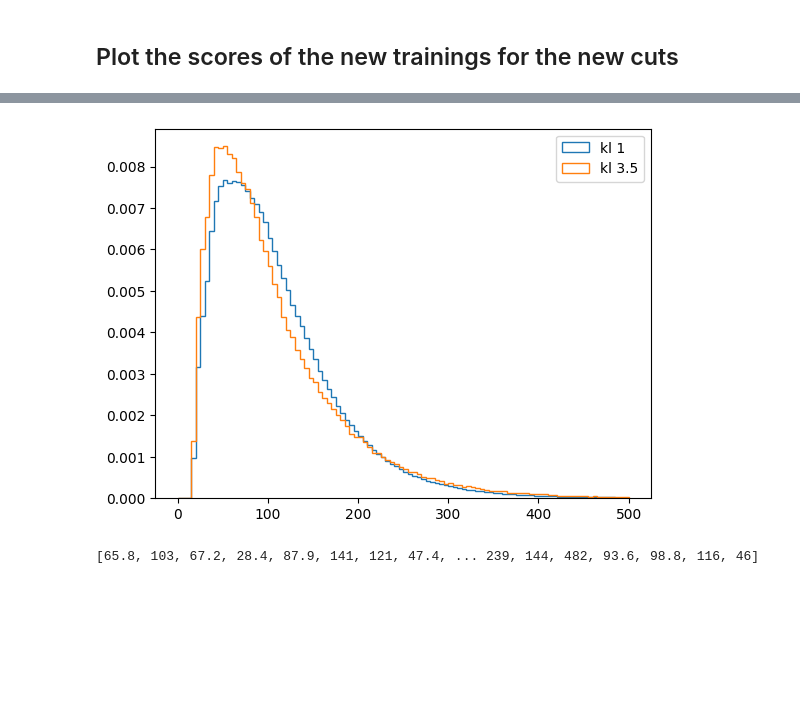
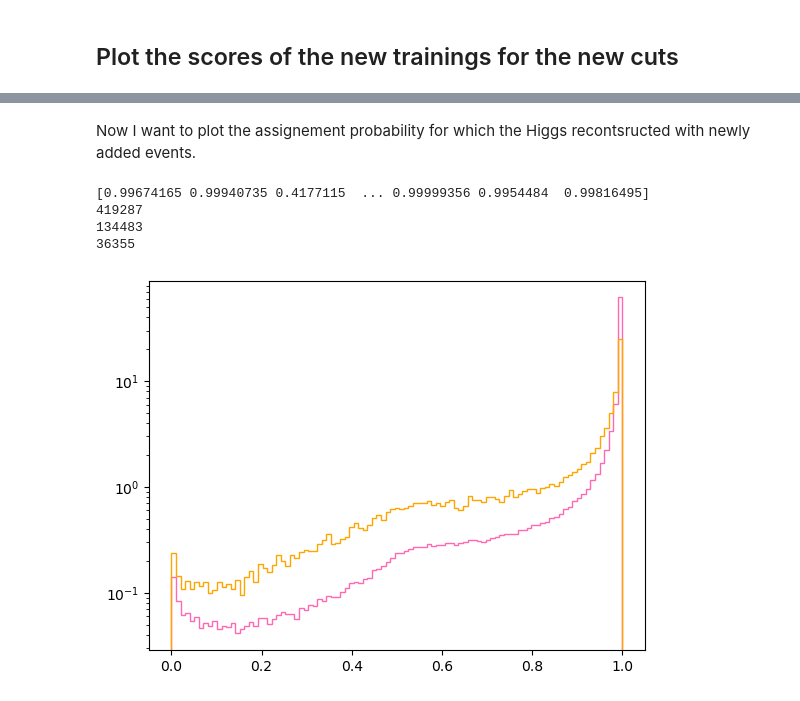
Before and after one commit to thierryharte/HH4b_SPANet, a Jupyter notebook: notebooks/prediction_newcuts.ipynb, the cells around one changed output, grey strips where cells are left out. Saved outputs shown, nothing was run; the diff lists cells and outputs as text; code cells hidden in the pictures; blank space fills up the shorter version.

```diff
--- a/notebooks/prediction_newcuts.ipynb
+++ b/notebooks/prediction_newcuts.ipynb
@@ -103,0 +18,19 @@ flat_pt_test_kl3p5=ak.flatten(pt_test_kl3p5)
+# %%
+# prefix="/afs/cern.ch/user/m/mmalucch/public/out_prediction_files/"
+# filename_test_nc = prefix +"true_files/output_JetGood_test_allkl_new_kl_newcuts.h5"
+# filename_pred_nc= prefix + "spanet_prediction_nc_on_nc_300e.h5"
+
+# filename_test_nc="/afs/cern.ch/user/r/ramellar/HH4b_SPANet/spanet_prediction_5_jets.h5"
+filename_true_nc="/eos/home-r/ramellar/2_spanet_predictions/out_prediction_files/true_files/output_JetGood_test_allkl_new_kl_newcuts.h5"
+filename_true_oc="/eos/home-r/ramellar/2_spanet_predictions/out_prediction_files/true_files/output_JetGood_test_allkl_new_kl_oldcuts.h5"
+filename_pred_nc_nc="/eos/home-r/ramellar/2_spanet_predictions/out_prediction_files/spanet_prediction_nc_on_nc_300e.h5"
+filename_pred_oc_nc="/eos/home-r/ramellar/2_spanet_predictions/out_prediction_files/spanet_prediction_oc_on_nc.h5" #new events and the full
+filename_pred_oc_oc="/eos/home-r/ramellar/2_spanet_predictions/out_prediction_files/spanet_prediction_oc_on_oc_kl3p5.h5" #full proba
+
+df_true_nc = h5py.File(filename_true_nc,'r')
+df_true_oc = h5py.File(filename_true_oc,'r')
+df_pred_nc_on_nc=h5py.File(filename_pred_nc_nc,'r')
+df_pred_oc_on_nc=h5py.File(filename_pred_oc_nc,'r')
+df_pred_oc_on_oc=h5py.File(filename_pred_oc_oc,'r')
+# df_pred1 = h5py.File(filename_pred1,'r')
+# df_pred2 = h5py.File(filename_pred2,'r')
@@ -104,22 +116,26 @@ flat_pt_test_kl3p5=ak.flatten(pt_test_kl3p5)
+# %% [markdown]
+Now I want to plot the assignement probability for which the Higgs recontsructed with newly added events.
+# %%
+#The assigment probability is given by
+
+ass_proba= df_pred_nc_on_nc["TARGETS"]["h1"]['assignment_probability'][()]
+print(ass_proba)
+
+ass_proba_mask=ass_proba[mask_pt_35]
+ass_proba_mask_b=ass_proba_mask[mask_b1 | mask_b2]
+
+print(len(ass_proba))
+print(len(ass_proba_mask))
+print(len(ass_proba_mask_b))
+# %% [output]
+[0.99674165 0.99940735 0.4177115  ... 0.99999356 0.9954484  0.99816495]
+419287
+134483
+36355
 # %%
-plt.hist(flat_pt_test_kl1,bins=100,range=(0,500),histtype='step',label="kl 1", density=True)
-plt.hist(flat_pt_test_kl3p5,bins=100,range=(0,500),histtype='step',label="kl 3.5", density=True)
-plt.legend()
+plt.hist(ass_proba, bins=np.linspace(0,1,100), histtype='step', color="hotpink", density="True")
+plt.hist(ass_proba_mask_b, bins=np.linspace(0,1,100), histtype='step', color="orange",density="True")
+plt.yscale("log")
 plt.show()
 # %% [output]
-[figure, old version]
+[figure, new version]
-# %%
-def jet_kin_var_kl(dataset,kinvar,kl):
-    mask_kl=dataset['INPUTS']['Event']['kl'][()]==kl
-
-    kin_var_test=dataset['INPUTS']['Jet'][kinvar][()]
-
-    kin_var_test_kl=kin_var_test[mask_kl]
-
-    flat_kin_var_test_kl=ak.flatten(kin_var_test_kl)
-    return flat_kin_var_test_kl
-
-pt_kl1_nc=jet_kin_var_kl(df_test_nc,"pt",1)
-print(pt_kl1_nc)
-# %% [output]
-[65.8, 103, 67.2, 28.4, 87.9, 141, 121, 47.4, ... 239, 144, 482, 93.6, 98.8, 116, 46]
```
Also changed, not shown: parts of 25 cells of this notebook, 23 other files.
